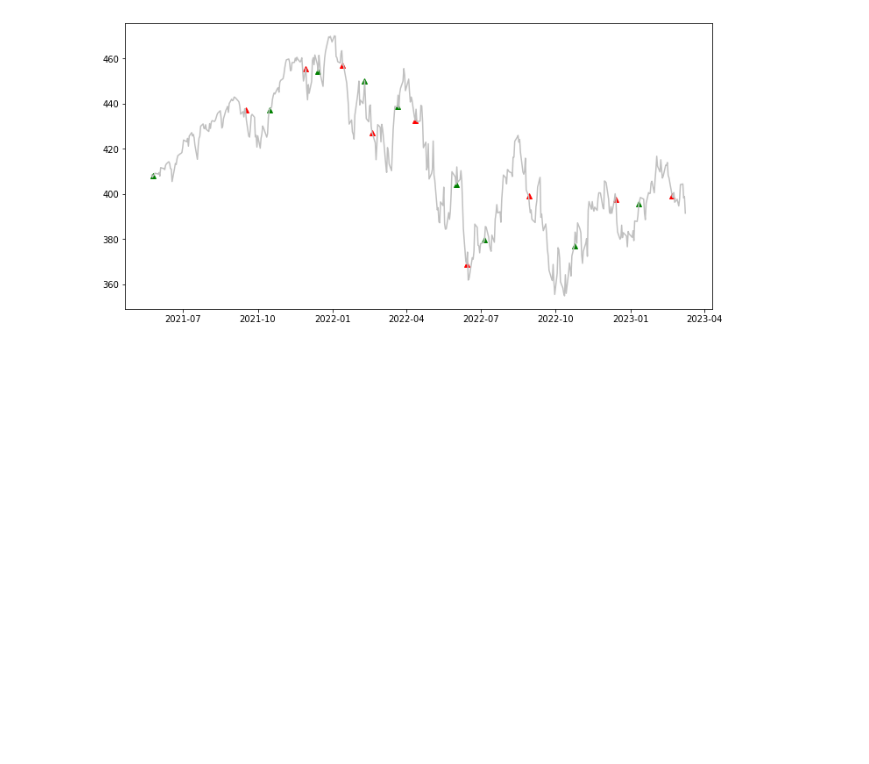
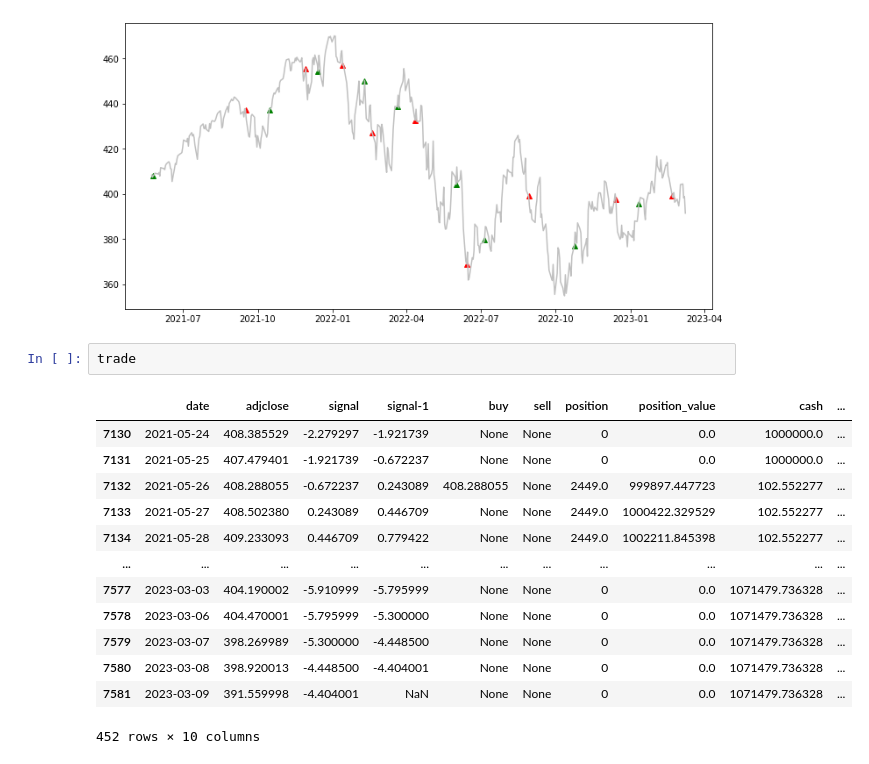
Before and after one commit to ag3nt3154/Quantitative_Finance_Modelling, a Jupyter notebook: testing.ipynb, the cells around one changed output. Saved outputs shown, nothing was run; the diff lists cells and outputs as text; blank space fills up the shorter version.

```diff
--- a/testing.ipynb
+++ b/testing.ipynb
@@ -78,6 +79,22 @@ plt.plot(trade['date'], trade['adjclose'], color='silver')
 plt.show()
 # %% [output]
 [figure]
+# %%
+trade
+# %% [output]
+|  | date | adjclose | signal | signal-1 | buy | sell | position | position_value | cash | ... |
+| 7130 | 2021-05-24 | 408.385529 | -2.279297 | -1.921739 | None | None | 0 | 0.0 | 1000000.0 | ... |
+| 7131 | 2021-05-25 | 407.479401 | -1.921739 | -0.672237 | None | None | 0 | 0.0 | 1000000.0 | ... |
+| 7132 | 2021-05-26 | 408.288055 | -0.672237 | 0.243089 | 408.288055 | None | 2449.0 | 999897.447723 | 102.552277 | ... |
+| 7133 | 2021-05-27 | 408.502380 | 0.243089 | 0.446709 | None | None | 2449.0 | 1000422.329529 | 102.552277 | ... |
+| 7134 | 2021-05-28 | 409.233093 | 0.446709 | 0.779422 | None | None | 2449.0 | 1002211.845398 | 102.552277 | ... |
+| ... | ... | ... | ... | ... | ... | ... | ... | ... | ... | ... |
+| 7577 | 2023-03-03 | 404.190002 | -5.910999 | -5.795999 | None | None | 0 | 0.0 | 1071479.736328 | ... |
+| 7578 | 2023-03-06 | 404.470001 | -5.795999 | -5.300000 | None | None | 0 | 0.0 | 1071479.736328 | ... |
+| 7579 | 2023-03-07 | 398.269989 | -5.300000 | -4.448500 | None | None | 0 | 0.0 | 1071479.736328 | ... |
+| 7580 | 2023-03-08 | 398.920013 | -4.448500 | -4.404001 | None | None | 0 | 0.0 | 1071479.736328 | ... |
+| 7581 | 2023-03-09 | 391.559998 | -4.404001 | NaN | None | None | 0 | 0.0 | 1071479.736328 | ... |
+452 rows × 10 columns
 # %%
 initial_capital = 1e6
 cash = initial_capital
```
Also changed, not shown: parts of 5 cells of this notebook.
